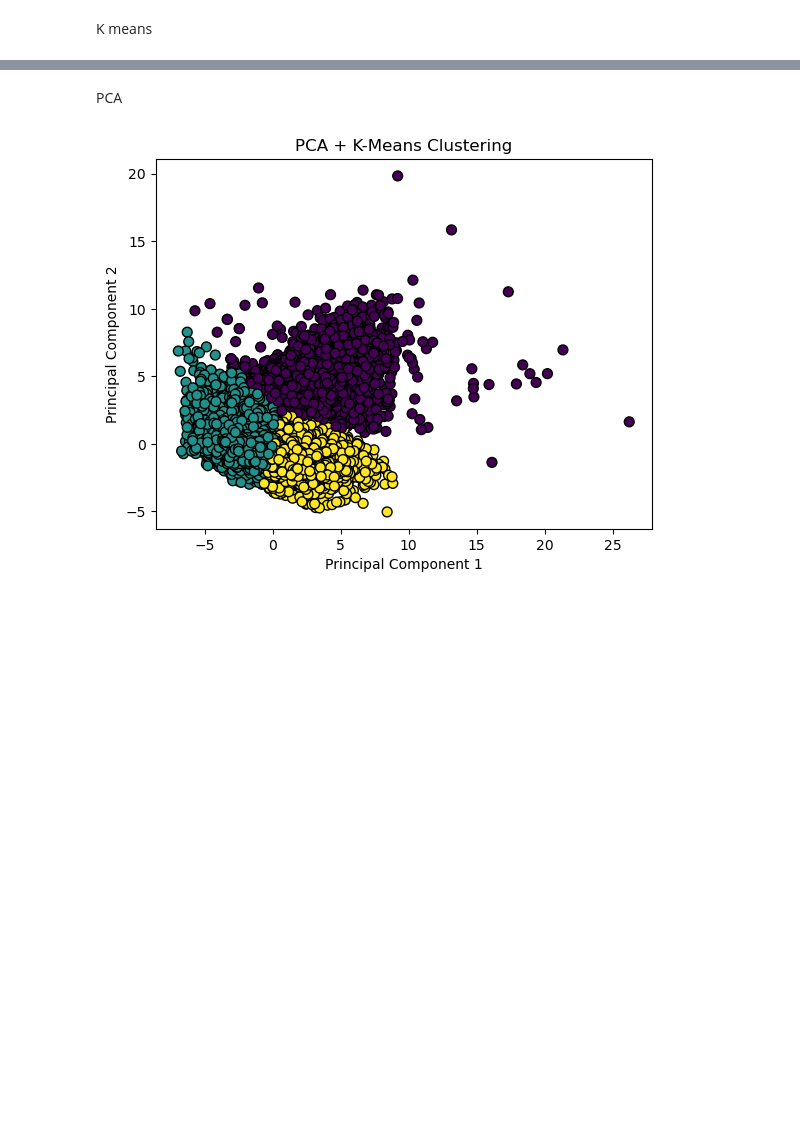
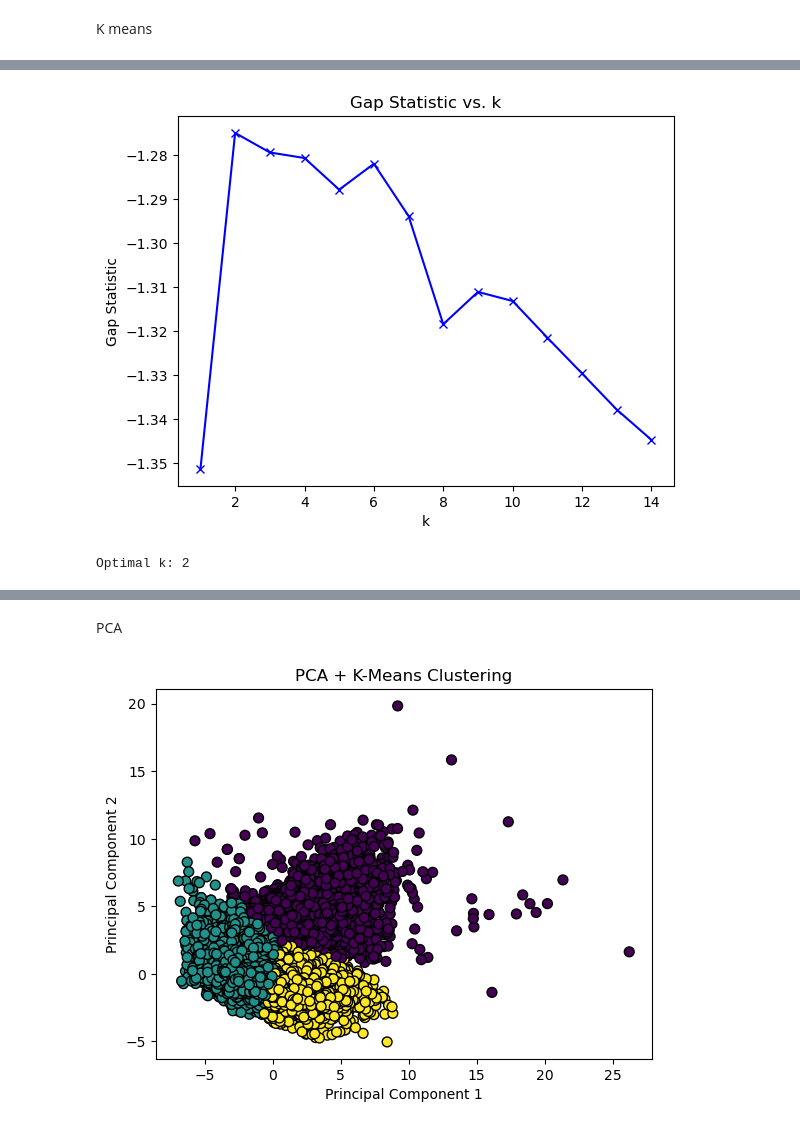
Before and after one commit to DriverBehaviour-FYP/Driver-Behaviour-Analysis, a Jupyter notebook: notebook/clustering/k-means.ipynb, the cells around one changed output, grey strips where cells are left out. Cells and saved outputs as stored; diff of their text form; code cells hidden in the pictures; blank space fills up the shorter version.

```diff
--- a/notebook/clustering/k-means.ipynb
+++ b/notebook/clustering/k-means.ipynb
@@ -100,0 +89,64 @@ plt.show()
+# %%
+import numpy as np
+from sklearn.cluster import KMeans
+from scipy.spatial.distance import cdist
+import matplotlib.pyplot as plt
+
+def optimalK(data, nrefs=3, maxClusters=10):
+    """
+    Calculates KMeans optimal K using Gap Statistic from Tibshirani, Walther, Hastie
+    Params:
+        data (ndarray): Numpy array of data points.
+        nrefs (int): Number of reference datasets to create.
+        maxClusters (int): Maximum number of clusters to test for.
+    Returns:
+        (int): Optimal K (number of clusters).
+    """
+    gaps = np.zeros((maxClusters-1,))
+    resultsdf = np.zeros((maxClusters-1, 2))
+
+    # Create reference data
+    for gap_index, k in enumerate(range(1, maxClusters)):
+        refDisps = np.zeros(nrefs)
+
+        # For n references, generate random sample and perform kmeans getting resulting dispersion of each loop
+        for i in range(nrefs):
+
+            # Create new random reference set
+            randomReference = np.random.random_sample(size=data.shape)
+
+            # Fit to it
+            km = KMeans(n_clusters=k, n_init=10)
+            km.fit(randomReference)
+
+            refDisp = sum(np.min(cdist(randomReference, km.cluster_centers_, 'euclidean'), axis=1)) / randomReference.shape[0]
+            refDisps[i] = refDisp
+
+        # Fit cluster to original data and create dispersion
+        km = KMeans(n_clusters=k, n_init=10)
+        km.fit(data)
+
+        origDisp = sum(np.min(cdist(data, km.cluster_centers_, 'euclidean'), axis=1)) / data.shape[0]
+
+        # Calculate gap statistic
+        gap = np.log(np.mean(refDisps)) - np.log(origDisp)
+
+        # Assign this loop's gap statistic to gaps
+        gaps[gap_index] = gap
+
+        resultsdf[gap_index] = [k, gap]
+
+    # Plot the gaps
+    plt.plot(resultsdf[:,0], resultsdf[:,1], 'bx-')
+    plt.xlabel('k')
+    plt.ylabel('Gap Statistic')
+    plt.title('Gap Statistic vs. k')
+    plt.show()
+
+    return np.argmax(gaps) + 1  # Plus 1 because index 0 is for 1 cluster
+
+# Example usage:
+print("Optimal k:", optimalK(principal_components, nrefs=5, maxClusters=15))
+# %% [output]
+[figure, added]
+Optimal k: 2
```
Also changed, not shown: parts of 10 cells of this notebook, 11 other files.
